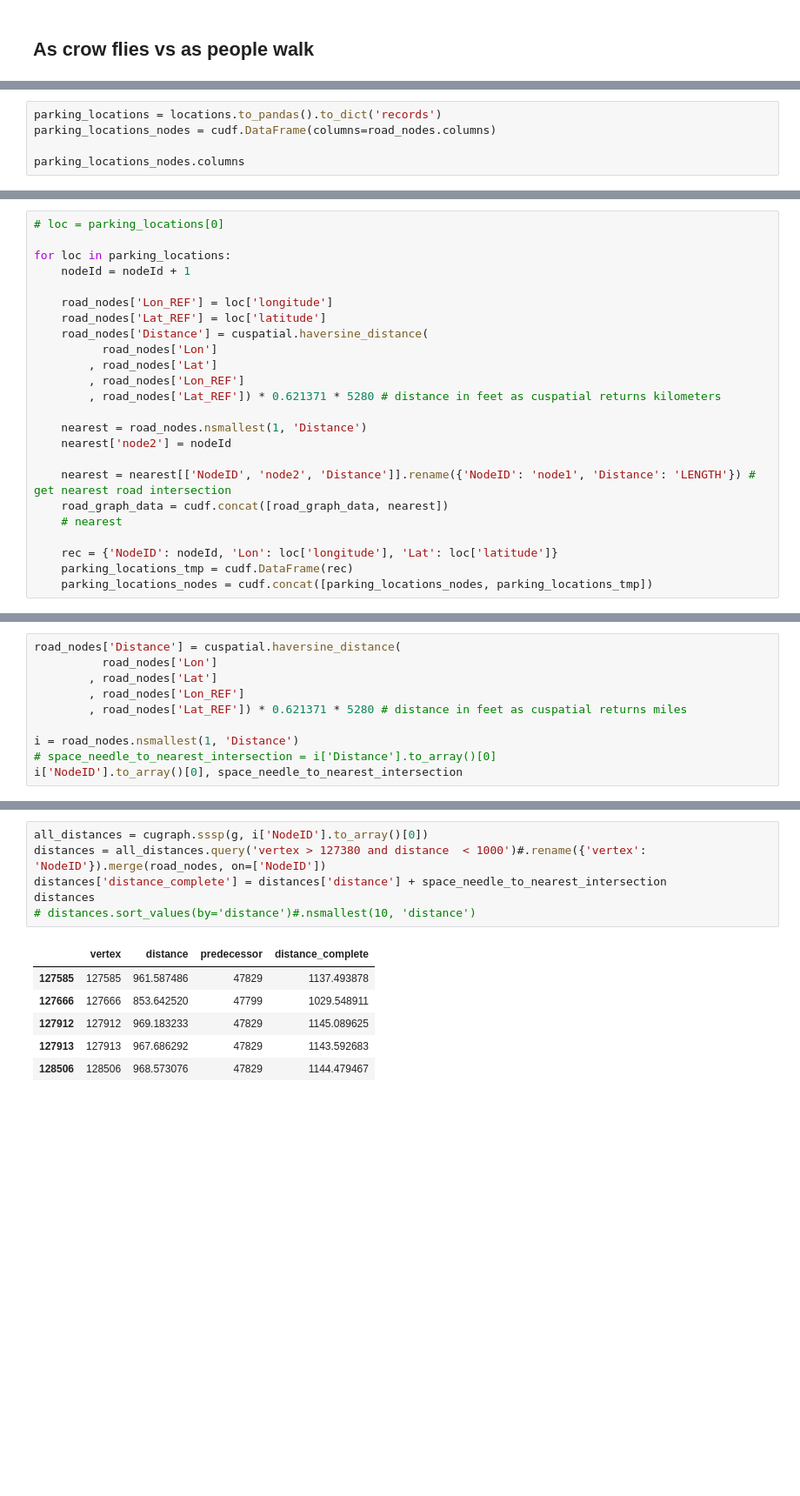
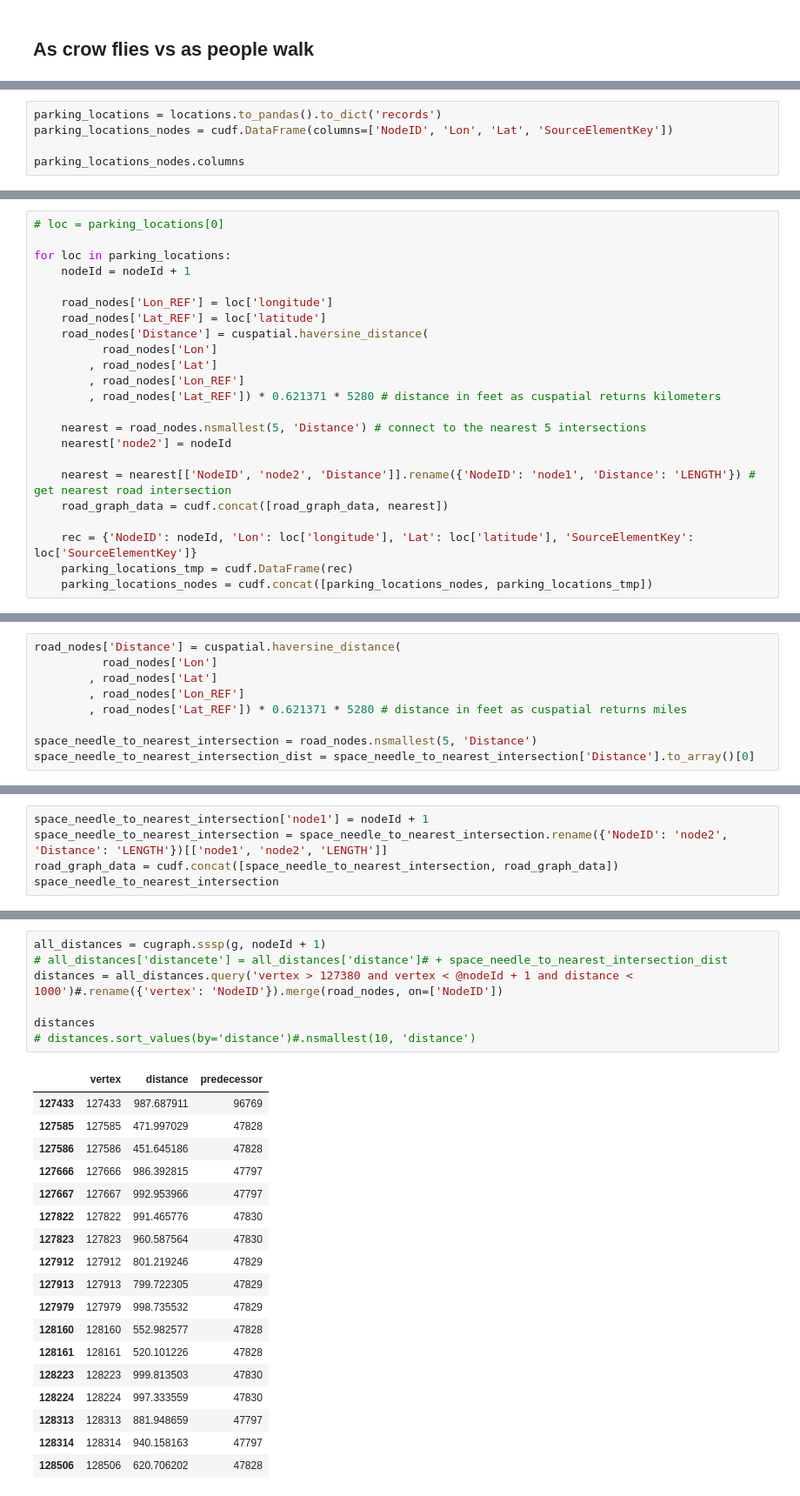
Before and after one commit to drabastomek/rapids-notebooks, a Jupyter notebook: codes/rapids_seattleParking_graph.ipynb, the cells around one changed output, grey strips where cells are left out. Shown at 87% size. Drawn from its saved outputs; the diff is of its cells as text; blank space fills up the shorter version.

```diff
--- a/codes/rapids_seattleParking_graph.ipynb
+++ b/codes/rapids_seattleParking_graph.ipynb
@@ -157,6 +157,6 @@ time: 2.8 ms
 # %%
 parking_locations = locations.to_pandas().to_dict('records')
-parking_locations_nodes = cudf.DataFrame(columns=road_nodes.columns)
+parking_locations_nodes = cudf.DataFrame(columns=['NodeID', 'Lon', 'Lat', 'SourceElementKey'])
 
 parking_locations_nodes.columns
 # %% [output]
@@ -176,14 +176,13 @@ for loc in parking_locations:
         , road_nodes['Lon_REF']
         , road_nodes['Lat_REF']) * 0.621371 * 5280 # distance in feet as cuspatial returns kilometers
 
-    nearest = road_nodes.nsmallest(1, 'Distance')
+    nearest = road_nodes.nsmallest(5, 'Distance') # connect to the nearest 5 intersections
     nearest['node2'] = nodeId
 
     nearest = nearest[['NodeID', 'node2', 'Distance']].rename({'NodeID': 'node1', 'Distance': 'LENGTH'}) # get nearest road intersection
     road_graph_data = cudf.concat([road_graph_data, nearest])
-    # nearest
 
-    rec = {'NodeID': nodeId, 'Lon': loc['longitude'], 'Lat': loc['latitude']}
+    rec = {'NodeID': nodeId, 'Lon': loc['longitude'], 'Lat': loc['latitude'], 'SourceElementKey': loc['SourceElementKey']}
     parking_locations_tmp = cudf.DataFrame(rec)
     parking_locations_nodes = cudf.concat([parking_locations_nodes, parking_locations_tmp])
 # %% [output]
@@ -240,7 +213,6 @@ road_nodes['Distance'] = cuspatial.haversine_distance(
         , road_nodes['Lon_REF']
         , road_nodes['Lat_REF']) * 0.621371 * 5280 # distance in feet as cuspatial returns miles
 
-i = road_nodes.nsmallest(1, 'Distance')
-# space_needle_to_nearest_intersection = i['Distance'].to_array()[0]
-i['NodeID'].to_array()[0], space_needle_to_nearest_intersection
+space_needle_to_nearest_intersection = road_nodes.nsmallest(5, 'Distance')
+space_needle_to_nearest_intersection_dist = space_needle_to_nearest_intersection['Distance'].to_array()[0]
 # %% [output]
@@ -248,0 +220,5 @@ time: 24.2 ms
+# %%
+space_needle_to_nearest_intersection['node1'] = nodeId + 1
+space_needle_to_nearest_intersection = space_needle_to_nearest_intersection.rename({'NodeID': 'node2', 'Distance': 'LENGTH'})[['node1', 'node2', 'LENGTH']]
+road_graph_data = cudf.concat([space_needle_to_nearest_intersection, road_graph_data])
+space_needle_to_nearest_intersection
@@ -249,13 +246,26 @@ time: 24.2 ms
 # %%
-all_distances = cugraph.sssp(g, i['NodeID'].to_array()[0])
-distances = all_distances.query('vertex > 127380 and distance  < 1000')#.rename({'vertex': 'NodeID'}).merge(road_nodes, on=['NodeID'])
-distances['distance_complete'] = distances['distance'] + space_needle_to_nearest_intersection
+all_distances = cugraph.sssp(g, nodeId + 1)
+# all_distances['distancete'] = all_distances['distance']# + space_needle_to_nearest_intersection_dist
+distances = all_distances.query('vertex > 127380 and vertex < @nodeId + 1 and distance < 1000')#.rename({'vertex': 'NodeID'}).merge(road_nodes, on=['NodeID'])
+
 distances
 # distances.sort_values(by='distance')#.nsmallest(10, 'distance')
 # %% [output]
-|  | vertex | distance | predecessor | distance_complete |
-| 127585 | 127585 | 961.587486 | 47829 | 1137.493878 |
-| 127666 | 127666 | 853.642520 | 47799 | 1029.548911 |
-| 127912 | 127912 | 969.183233 | 47829 | 1145.089625 |
-| 127913 | 127913 | 967.686292 | 47829 | 1143.592683 |
-| 128506 | 128506 | 968.573076 | 47829 | 1144.479467 |
+|  | vertex | distance | predecessor |
+| 127433 | 127433 | 987.687911 | 96769 |
+| 127585 | 127585 | 471.997029 | 47828 |
+| 127586 | 127586 | 451.645186 | 47828 |
+| 127666 | 127666 | 986.392815 | 47797 |
+| 127667 | 127667 | 992.953966 | 47797 |
+| 127822 | 127822 | 991.465776 | 47830 |
+| 127823 | 127823 | 960.587564 | 47830 |
+| 127912 | 127912 | 801.219246 | 47829 |
+| 127913 | 127913 | 799.722305 | 47829 |
+| 127979 | 127979 | 998.735532 | 47829 |
+| 128160 | 128160 | 552.982577 | 47828 |
+| 128161 | 128161 | 520.101226 | 47828 |
+| 128223 | 128223 | 999.813503 | 47830 |
+| 128224 | 128224 | 997.333559 | 47830 |
+| 128313 | 128313 | 881.948659 | 47797 |
+| 128314 | 128314 | 940.158163 | 47797 |
+| 128506 | 128506 | 620.706202 | 47828 |
```
Also changed, not shown: parts of 38 cells of this notebook.
